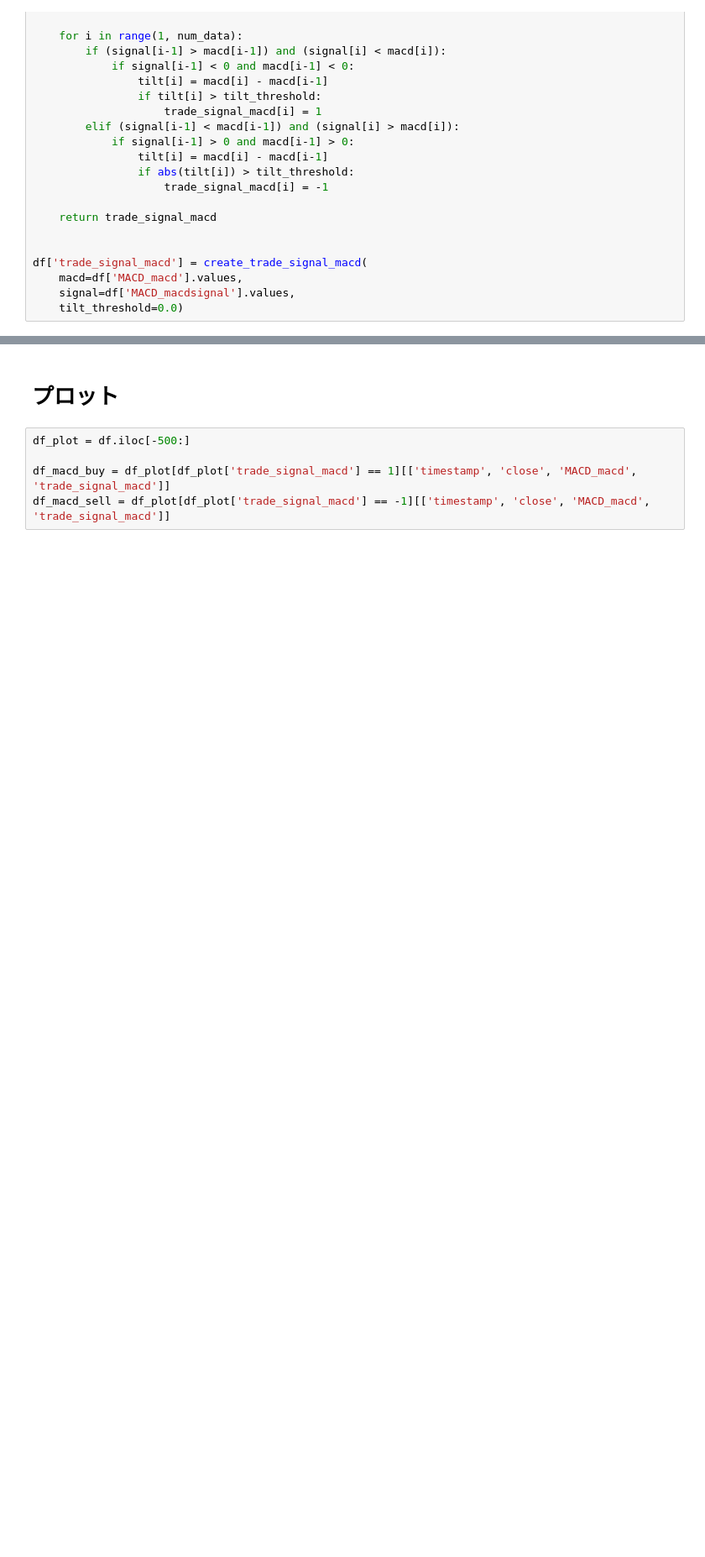
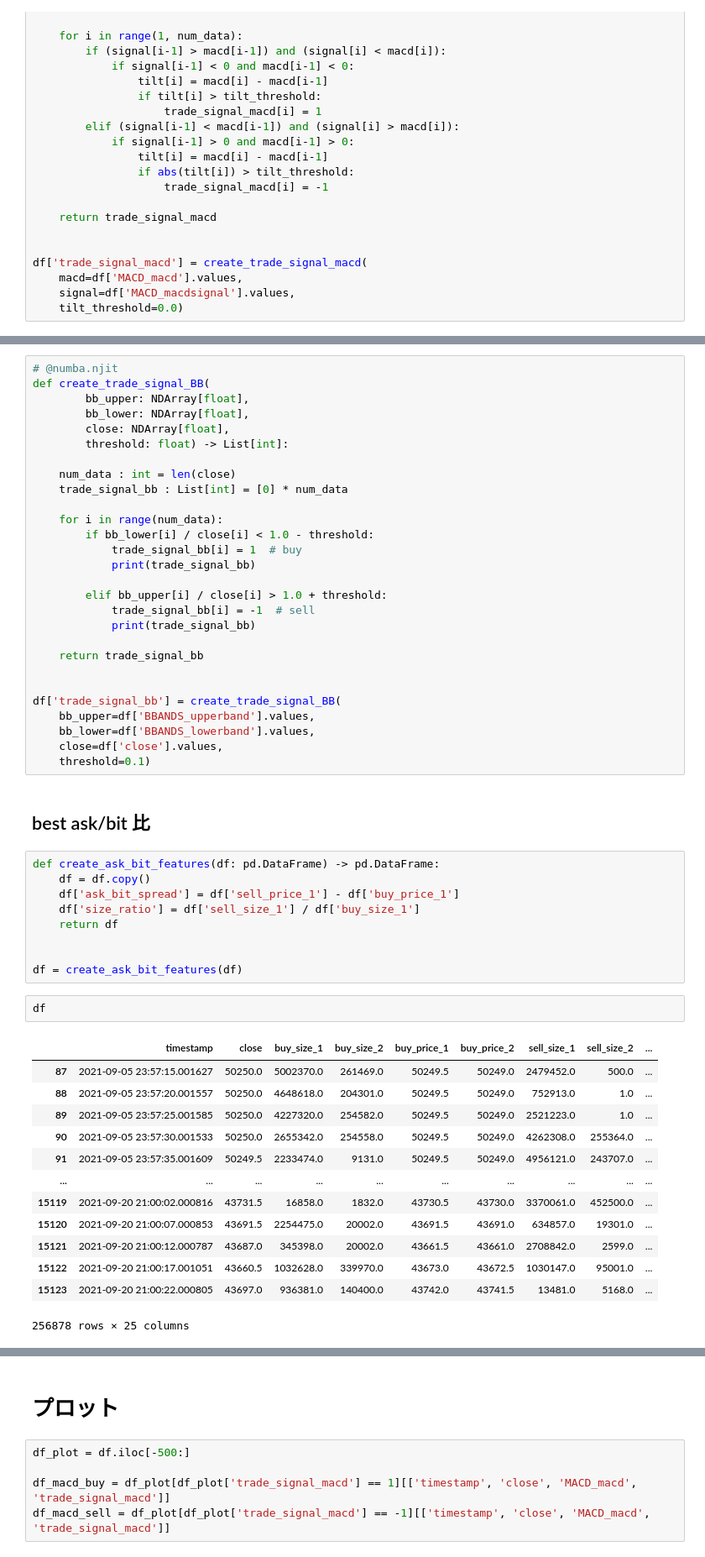
Before and after one commit to Joichiro433/Ticker, a Jupyter notebook: notebook/create_feature.ipynb, the cells around one changed output, grey strips where cells are left out. Shown at 84% size. Cells and saved outputs as stored; diff of their text form; blank space fills up the shorter version.

```diff
--- a/notebook/create_feature.ipynb
+++ b/notebook/create_feature.ipynb
@@ -118 +135,56 @@ df['trade_signal_macd'] = create_trade_signal_macd(
+# %%
+# @numba.njit
+def create_trade_signal_BB(
+        bb_upper: NDArray[float],
+        bb_lower: NDArray[float],
+        close: NDArray[float],
+        threshold: float) -> List[int]:
+
+    num_data : int = len(close)
+    trade_signal_bb : List[int] = [0] * num_data
+
+    for i in range(num_data):
+        if bb_lower[i] / close[i] < 1.0 - threshold:
+            trade_signal_bb[i] = 1  # buy
+            print(trade_signal_bb)
+
+        elif bb_upper[i] / close[i] > 1.0 + threshold:
+            trade_signal_bb[i] = -1  # sell
+            print(trade_signal_bb)
+
+    return trade_signal_bb
+
+
+df['trade_signal_bb'] = create_trade_signal_BB(
+    bb_upper=df['BBANDS_upperband'].values,
+    bb_lower=df['BBANDS_lowerband'].values,
+    close=df['close'].values,
+    threshold=0.1)
+# %% [markdown]
+## best ask/bit 比
+# %%
+def create_ask_bit_features(df: pd.DataFrame) -> pd.DataFrame:
+    df = df.copy()
+    df['ask_bit_spread'] = df['sell_price_1'] - df['buy_price_1']
+    df['size_ratio'] = df['sell_size_1'] / df['buy_size_1']
+    return df
+
+
+df = create_ask_bit_features(df)
+# %%
+df
+# %% [output]
+|  | timestamp | close | buy_size_1 | buy_size_2 | buy_price_1 | buy_price_2 | sell_size_1 | sell_size_2 | ... |
+| 87 | 2021-09-05 23:57:15.001627 | 50250.0 | 5002370.0 | 261469.0 | 50249.5 | 50249.0 | 2479452.0 | 500.0 | ... |
+| 88 | 2021-09-05 23:57:20.001557 | 50250.0 | 4648618.0 | 204301.0 | 50249.5 | 50249.0 | 752913.0 | 1.0 | ... |
+| 89 | 2021-09-05 23:57:25.001585 | 50250.0 | 4227320.0 | 254582.0 | 50249.5 | 50249.0 | 2521223.0 | 1.0 | ... |
+| 90 | 2021-09-05 23:57:30.001533 | 50250.0 | 2655342.0 | 254558.0 | 50249.5 | 50249.0 | 4262308.0 | 255364.0 | ... |
+| 91 | 2021-09-05 23:57:35.001609 | 50249.5 | 2233474.0 | 9131.0 | 50249.5 | 50249.0 | 4956121.0 | 243707.0 | ... |
+| ... | ... | ... | ... | ... | ... | ... | ... | ... | ... |
+| 15119 | 2021-09-20 21:00:02.000816 | 43731.5 | 16858.0 | 1832.0 | 43730.5 | 43730.0 | 3370061.0 | 452500.0 | ... |
+| 15120 | 2021-09-20 21:00:07.000853 | 43691.5 | 2254475.0 | 20002.0 | 43691.5 | 43691.0 | 634857.0 | 19301.0 | ... |
+| 15121 | 2021-09-20 21:00:12.000787 | 43687.0 | 345398.0 | 20002.0 | 43661.5 | 43661.0 | 2708842.0 | 2599.0 | ... |
+| 15122 | 2021-09-20 21:00:17.001051 | 43660.5 | 1032628.0 | 339970.0 | 43673.0 | 43672.5 | 1030147.0 | 95001.0 | ... |
+| 15123 | 2021-09-20 21:00:22.000805 | 43697.0 | 936381.0 | 140400.0 | 43742.0 | 43741.5 | 13481.0 | 5168.0 | ... |
+256878 rows × 25 columns
 # %%
```
Also changed, not shown: parts of 7 cells of this notebook, 2 other files.
